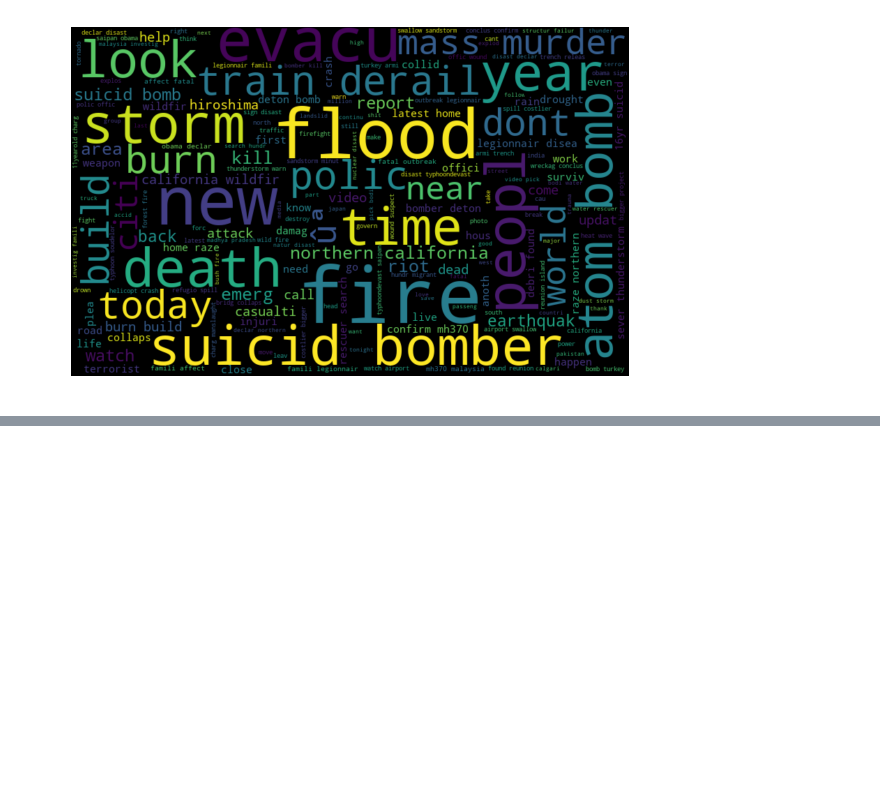
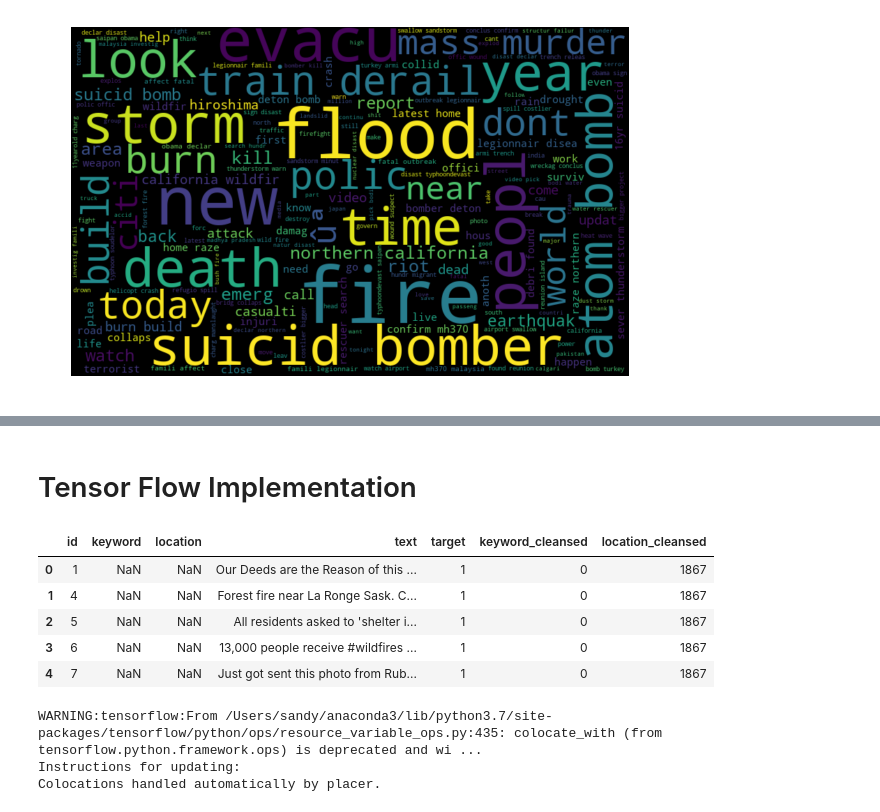
Before and after one commit to go4arjun/machineLearningTermProj, a Jupyter notebook: src/project_solution_nlp_sandy.ipynb, the cells around one changed output, grey strips where cells are left out. Cells and saved outputs as stored; diff of their text form; code cells hidden in the pictures; blank space fills up the shorter version.

Commit message:
Add files via upload
merged with tensorflow

```diff
--- a/src/project_solution_nlp_sandy.ipynb
+++ b/src/project_solution_nlp_sandy.ipynb
@@ -471,0 +468,11 @@ weighted avg       0.80      0.80      0.79      2284
+# %% [markdown]
+# Tensor Flow Implementation
+# %%
+train.head()
+# %% [output]
+|  | id | keyword | location | text | target | keyword_cleansed | location_cleansed |
+| 0 | 1 | NaN | NaN | Our Deeds are the Reason of this ... | 1 | 0 | 1867 |
+| 1 | 4 | NaN | NaN | Forest fire near La Ronge Sask. C... | 1 | 0 | 1867 |
+| 2 | 5 | NaN | NaN | All residents asked to 'shelter i... | 1 | 0 | 1867 |
+| 3 | 6 | NaN | NaN | 13,000 people receive #wildfires ... | 1 | 0 | 1867 |
+| 4 | 7 | NaN | NaN | Just got sent this photo from Rub... | 1 | 0 | 1867 |
@@ -471,0 +491,10 @@ weighted avg       0.80      0.80      0.79      2284
+# %%
+model = Sequential()
+model.add(Dense(30, activation='relu'))
+model.add(Dense(15, activation='relu'))
+model.add(Dense(1, activation='sigmoid'))
+model.compile(loss='binary_crossentropy', optimizer='adam')
+# %% [output]
+WARNING:tensorflow:From /Users/sandy/anaconda3/lib/python3.7/site-packages/tensorflow/python/ops/resource_variable_ops.py:435: colocate_with (from tensorflow.python.framework.ops) is deprecated and wi ...
+Instructions for updating:
+Colocations handled automatically by placer.
```
Also changed, not shown: parts of 23 cells of this notebook.
